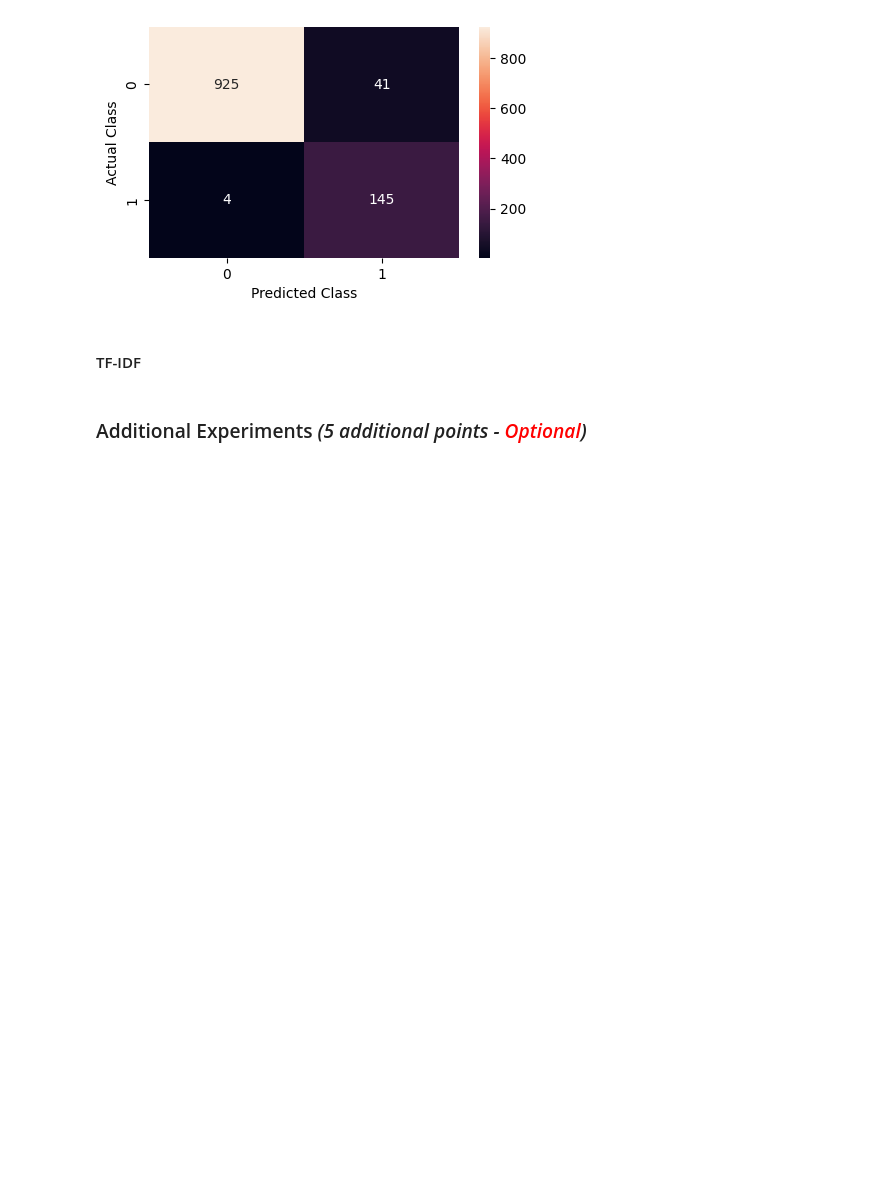
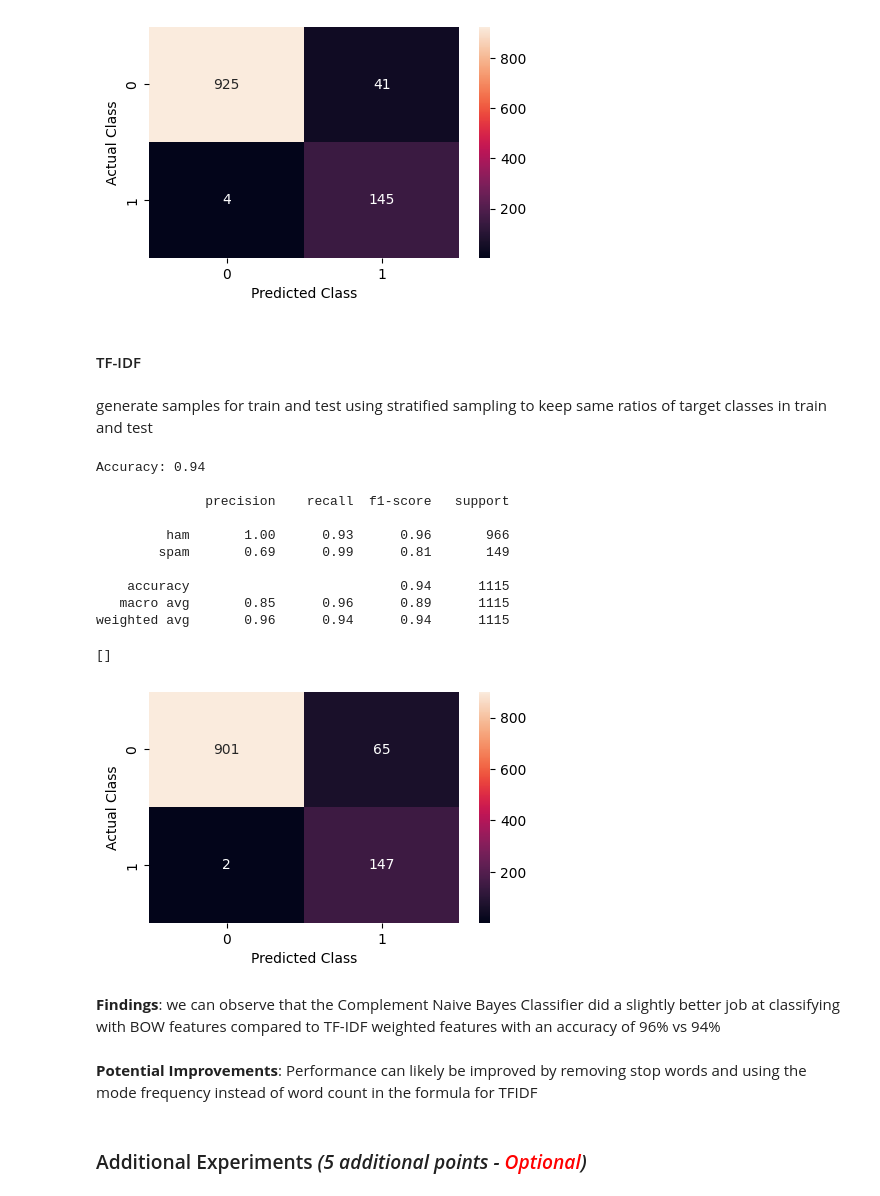
Before and after one commit to devilb2103/Sem---4, a Jupyter notebook: THI/Natural Language Understanding/Assignments/Assignment 2/Assignment 2.ipynb, the cells around one changed output. Saved outputs shown, nothing was run; the diff lists cells and outputs as text; code cells hidden in the pictures; blank space fills up the shorter version.

```diff
--- a/THI/Natural Language Understanding/Assignments/Assignment 2/Assignment 2.ipynb
+++ b/THI/Natural Language Understanding/Assignments/Assignment 2/Assignment 2.ipynb
@@ -87,19 +96,20 @@ Vocabulary size: 8431
 tf_matrix = np.zeros([len(data), len(vocabulary)])
 # num_rows = number of sentences
 # num_columns = vocabulary size
-for i, sample in enumerate(data['Sample']):
+for i, sample in enumerate(data["Sample"]):
     words = sample.split()
     word_counts = {word: words.count(word) for word in vocabulary}
     tf_matrix[i] = [word_counts[word] for word in vocabulary]
 
-# calculate document frequency
-df_matrix = np.zeros(len(vocabulary))
-for i, word in enumerate(vocabulary):
-    df_matrix[i] = sum(1 for sentence in data['Sample'] if word in sentence)
+# calculate inverse document frequency
+idf_matrix = np.zeros(len(vocabulary))
+for j, word in enumerate(vocabulary):
+    num_docs_containing_word = sum(1 for sentence in data["Sample"] if word in sentence.split())
+    idf_matrix[j] = np.log(len(data) / (1 + num_docs_containing_word))
 
 # calculate tfidf vectors
-idf_matrix = np.log(len(data) / (1 + df_matrix))
 tfidf_matrix = tf_matrix * idf_matrix
 tfidf_df = pd.DataFrame(tfidf_matrix, columns=list(vocabulary))
+tfidf_data = pd.concat([tfidf_df, data["Class"]], axis=1)
 # %% [markdown]
 ## Model Training
@@ -140,5 +154,42 @@ weighted avg       0.97      0.96      0.96      1115
 [figure]
 # %% [markdown]
 #### TF-IDF
+# %% [markdown]
+generate samples for train and test using stratified sampling to keep same ratios of target classes in train and test
+# %%
+X = tfidf_data.drop("Class", axis=1)
+y = tfidf_data["Class"]
+
+x_train, x_test, y_train, y_test = train_test_split(X, y, test_size=0.2, stratify=y, random_state=3)
+# %%
+cnb = ComplementNB().fit(x_train, y_train)
+y_pred = cnb.predict(x_test)
+
+print(f"Accuracy: {round(accuracy_score(y_pred, y_test), 2)}\n")
+print(classification_report(y_pred=y_pred, y_true=y_test, zero_division=True))
+
+cf_martix_df = pd.DataFrame(confusion_matrix(y_pred=y_pred, y_true=y_test))
+plt.figure(figsize = (5,3))
+heatmap = sns.heatmap(cf_martix_df, annot=True, fmt="g")
+heatmap.set_xlabel("Predicted Class")
+heatmap.set_ylabel("Actual Class")
+plt.plot()
+# %% [output]
+Accuracy: 0.94
+
+              precision    recall  f1-score   support
+
+         ham       1.00      0.93      0.96       966
+        spam       0.69      0.99      0.81       149
+
+    accuracy                           0.94      1115
+   macro avg       0.85      0.96      0.89      1115
+weighted avg       0.96      0.94      0.94      1115
+[]
+[figure, added]
+# %% [markdown]
+**Findings**: we can observe that the Complement Naive Bayes Classifier did a slightly better job at classifying with BOW features compared to TF-IDF weighted features with an accuracy of 96% vs 94%
+# %% [markdown]
+**Potential Improvements**: Performance can likely be improved by removing stop words and using the mode frequency instead of word count in the formula for TFIDF
 # %% [markdown]
 ### Additional Experiments *(5 additional points - <span style="color: red;">Optional</span>)*
```
Also changed, not shown: parts of 5 cells of this notebook.
